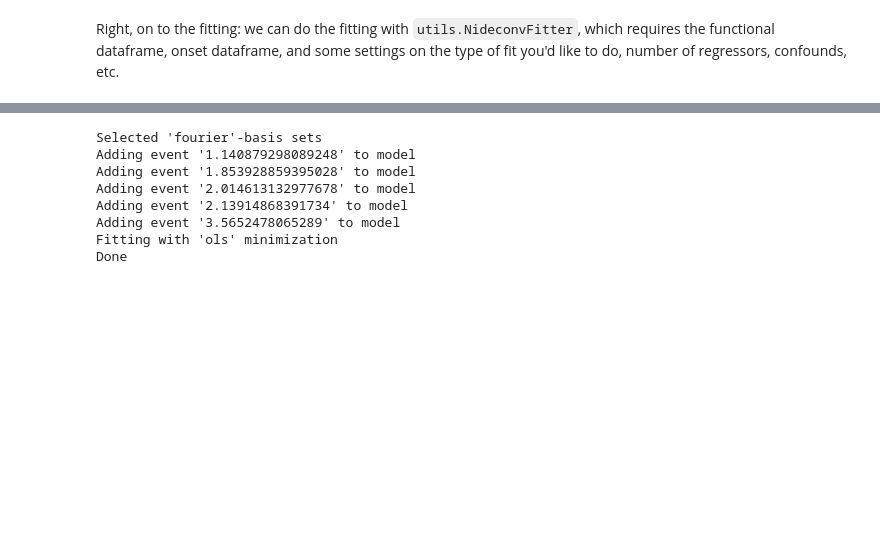
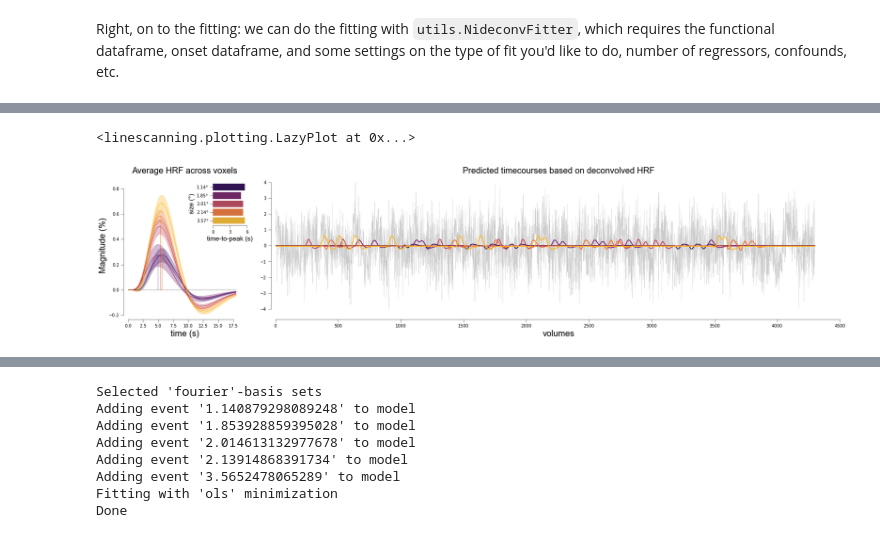
Before and after one commit to gjheij/linescanning, a Jupyter notebook: doc/source/examples/acompcor.ipynb, the cells around one changed output, grey strips where cells are left out. Drawn from its saved outputs; the diff is of its cells as text; code cells hidden in the pictures; blank space fills up the shorter version.

```diff
--- a/doc/source/examples/acompcor.ipynb
+++ b/doc/source/examples/acompcor.ipynb
@@ -191,0 +228,18 @@ Done
+# %%
+# individual model fits
+fit_objs = []
+for ii in nd_gamma.cond:
+
+    nd_fit = fitting.NideconvFitter(df_ribbon,
+                                    utils.select_from_df(df_onsets, expression=f"event_type = {ii}"),
+                                    confounds=None,
+                                    basis_sets='canonical_hrf_with_time_derivative',
+                                    n_regressors=None,
+                                    lump_events=False,
+                                    TR=0.105,
+                                    interval=[0, 18],
+                                    add_intercept=True,
+                                    verbose=True)
+
+    nd_fit.timecourses_condition()
+    fit_objs.append(nd_fit)
@@ -191,0 +267,38 @@ Done
+# %%
+fig = plt.figure(figsize=(30,6))
+gs = fig.add_gridspec(1,2, width_ratios=[1,5], wspace=0.1)
+font_size = 20
+
+ax1 = fig.add_subplot(gs[0])
+nd_gamma.plot_average_per_event(xkcd=False,
+                                alpha=0.2,
+                                axs=ax1,
+                                x_label="time (s)",
+                                y_label="Magnitude (%)",
+                                add_hline='default',
+                                ttp=True,
+                                ttp_lines=True,
+                                add_labels=True,
+                                y_label2="size (°)",
+                                x_label2="time-to-peak (s)",
+                                ttp_labels=[f"{round(float(ii),2)}°" for ii in nd_gamma.cond],
+                                lim=[0, 6],
+                                ticks=[0, 3, 6],
+                                cmap='inferno',
+                                y_lim=[-0.2,0.9],
+                                font_size=font_size)
+
+ax2 = fig.add_subplot(gs[1])
+colors = sns.color_palette('inferno', len(nd_gamma.cond))
+preds = [utils.select_from_df(fit_objs[ii].predictions, expression="run = 3").iloc[:,0].values for ii in range(len(fit_objs))]
+plotting.LazyPlot([utils.select_from_df(df_ribbon, expression="run = 3").iloc[:,0].values]+preds,
+                  line_width=[0.5]+[2 for ii in range(len(fit_objs))],
+                  color=["#cccccc"]+colors,
+                  axs=ax2,
+                  title="Predicted timecourses based on deconvolved HRF",
+                  font_size=font_size,
+                  x_label="volumes")
+                #    labels=["data"]+[f"fit ev{ii+1}" for ii in range(len(fit_objs))])
+# %% [output]
+<linescanning.plotting.LazyPlot at 0x...>
+[figure, added]
```
Also changed, not shown: parts of 13 cells of this notebook, 3 other files.
